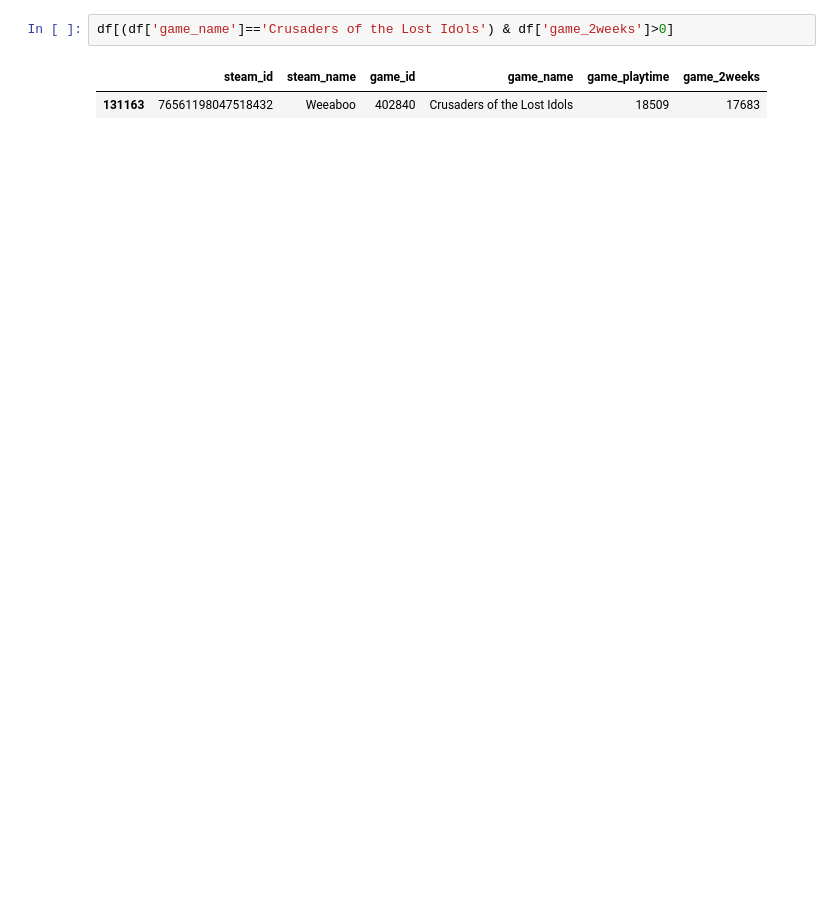
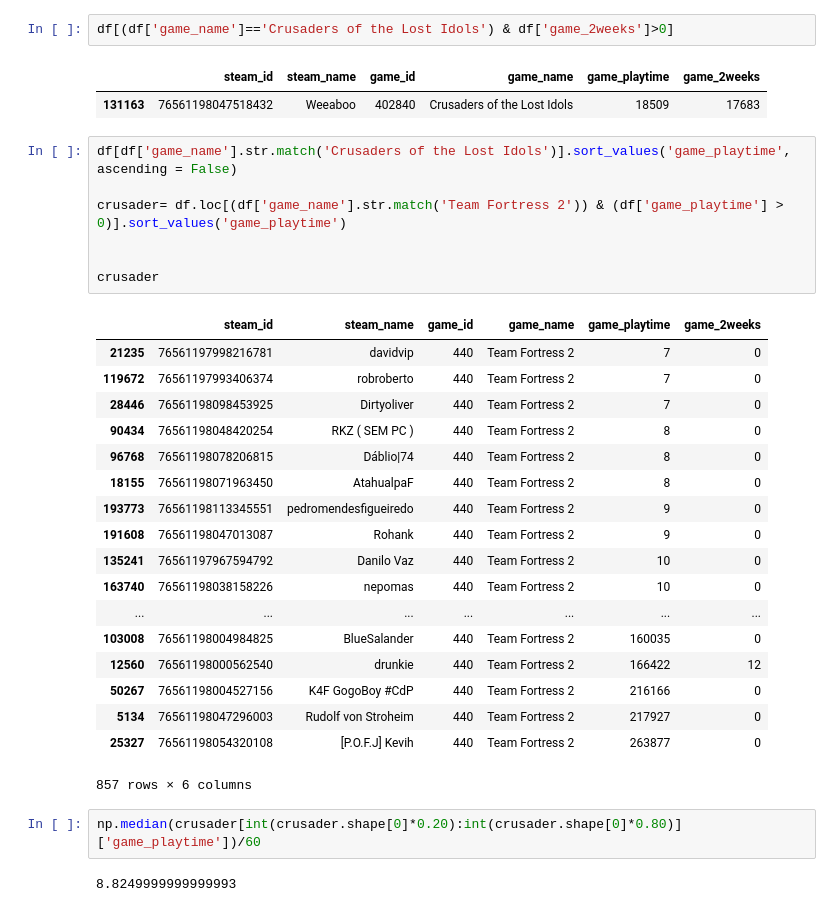
Before and after one commit to fernandolkf/steam_recommender, a Jupyter notebook: steam_recommender.ipynb, the cells around one changed output. Cells and saved outputs as stored; diff of their text form; blank space fills up the shorter version.

```diff
--- a/steam_recommender.ipynb
+++ b/steam_recommender.ipynb
@@ -348,3 +342,33 @@ df[(df['game_name']=='Crusaders of the Lost Idols') & df['game_2weeks']>0]
 # %% [output]
 |  | steam_id | steam_name | game_id | game_name | game_playtime | game_2weeks |
 | 131163 | 76561198047518432 | Weeaboo | 402840 | Crusaders of the Lost Idols | 18509 | 17683 |
+# %%
+df[df['game_name'].str.match('Crusaders of the Lost Idols')].sort_values('game_playtime', ascending = False)
+
+crusader= df.loc[(df['game_name'].str.match('Team Fortress 2')) & (df['game_playtime'] > 0)].sort_values('game_playtime')
+
+
+crusader
+# %% [output]
+|  | steam_id | steam_name | game_id | game_name | game_playtime | game_2weeks |
+| 21235 | 76561197998216781 | davidvip | 440 | Team Fortress 2 | 7 | 0 |
+| 119672 | 76561197993406374 | robroberto | 440 | Team Fortress 2 | 7 | 0 |
+| 28446 | 76561198098453925 | Dirtyoliver | 440 | Team Fortress 2 | 7 | 0 |
+| 90434 | 76561198048420254 | RKZ ( SEM PC ) | 440 | Team Fortress 2 | 8 | 0 |
+| 96768 | 76561198078206815 | Dáblio|74 | 440 | Team Fortress 2 | 8 | 0 |
+| 18155 | 76561198071963450 | AtahualpaF | 440 | Team Fortress 2 | 8 | 0 |
+| 193773 | 76561198113345551 | pedromendesfigueiredo | 440 | Team Fortress 2 | 9 | 0 |
+| 191608 | 76561198047013087 | Rohank | 440 | Team Fortress 2 | 9 | 0 |
+| 135241 | 76561197967594792 | Danilo Vaz | 440 | Team Fortress 2 | 10 | 0 |
+| 163740 | 76561198038158226 | nepomas | 440 | Team Fortress 2 | 10 | 0 |
+| ... | ... | ... | ... | ... | ... | ... |
+| 103008 | 76561198004984825 | BlueSalander | 440 | Team Fortress 2 | 160035 | 0 |
+| 12560 | 76561198000562540 | drunkie | 440 | Team Fortress 2 | 166422 | 12 |
+| 50267 | 76561198004527156 | K4F GogoBoy #CdP | 440 | Team Fortress 2 | 216166 | 0 |
+| 5134 | 76561198047296003 | Rudolf von Stroheim | 440 | Team Fortress 2 | 217927 | 0 |
+| 25327 | 76561198054320108 | [P.O.F.J] Kevih | 440 | Team Fortress 2 | 263877 | 0 |
+857 rows × 6 columns
+# %%
+np.median(crusader[int(crusader.shape[0]*0.20):int(crusader.shape[0]*0.80)]['game_playtime'])/60
+# %% [output]
+8.8249999999999993
```
Also changed, not shown: parts of 6 cells of this notebook.
